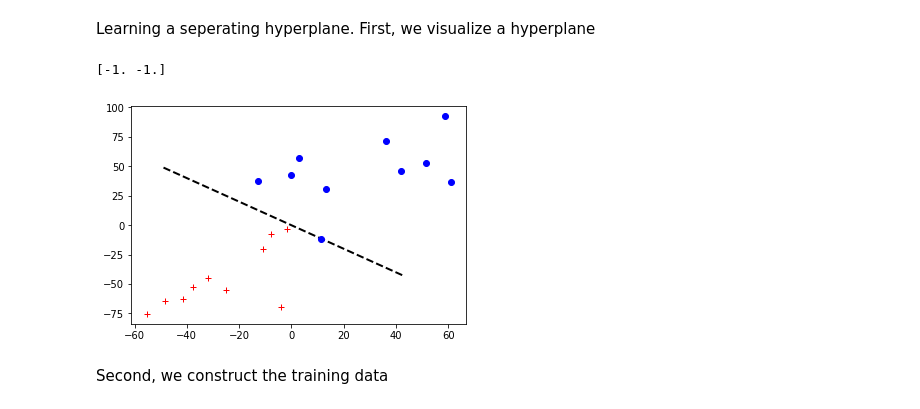
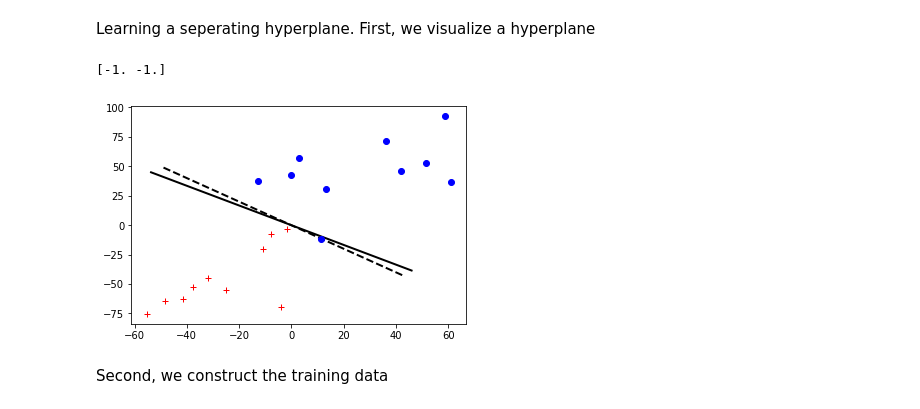
Before and after one commit to tamir650/keshet17, a Jupyter notebook: class04/class4.ipynb, the cells around one changed output. Saved outputs shown, nothing was run; the diff lists cells and outputs as text; code cells hidden in the pictures.

```diff
--- a/class04/class4.ipynb
+++ b/class04/class4.ipynb
@@ -80,22 +80,23 @@ Learning a seperating hyperplane. First, we visualize a hyperplane
 # %%
 from IPython import display
 import time
 
 def plot_seperating_hyperlane(w):
     print w
     w = w / np.linalg.norm(w)
     t = np.arange(-60.0, 80.0, 10.0)
     plt.plot(w[1]*t, -w[0]*t, 'k--', lw=2)
+    plt.plot(-0.64173183*t, 0.76692911*t, 'k', lw=2)
     plt.plot(forest_array_centered[:,0], forest_array_centered[:,1], 'r+')
     plt.plot(city_array_centered[:,0], city_array_centered[:,1], 'bo')
     plt.show()
     display.clear_output(wait=True)
     time.sleep(1.0)
 
 plot_seperating_hyperlane(np.array([-1.0, -1.0]))
 # %% [output]
 [-1. -1.]
-[figure, old version]
+[figure, new version]
 # %% [markdown]
 Second, we construct the training data
 # %%
```
Also changed, not shown: parts of 3 cells of this notebook.
